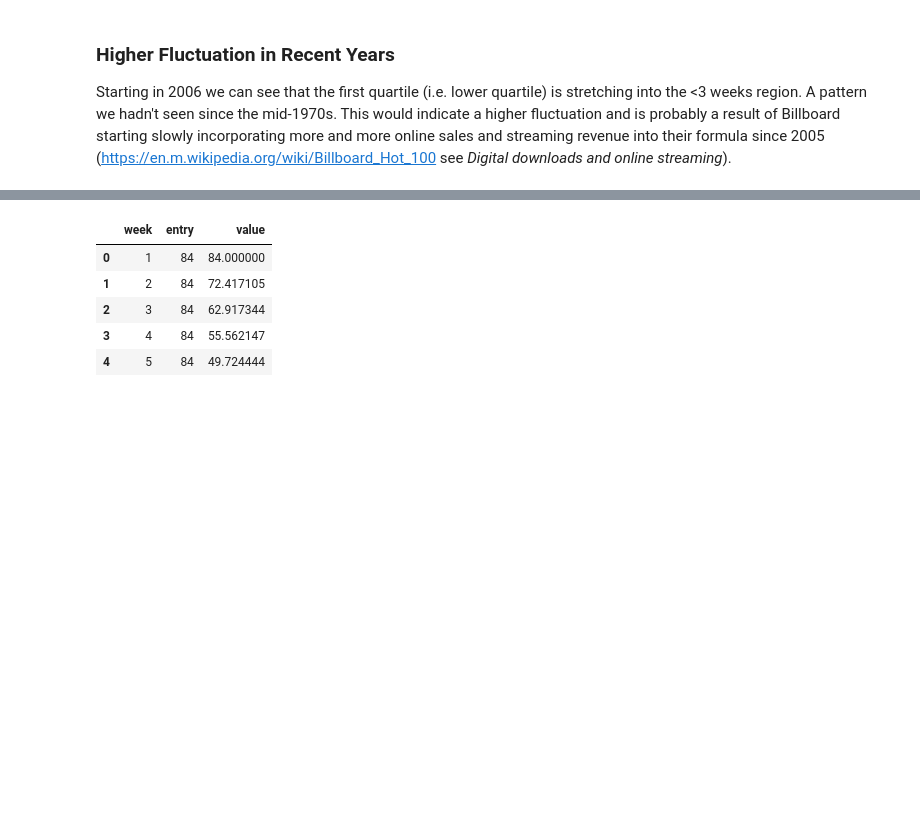
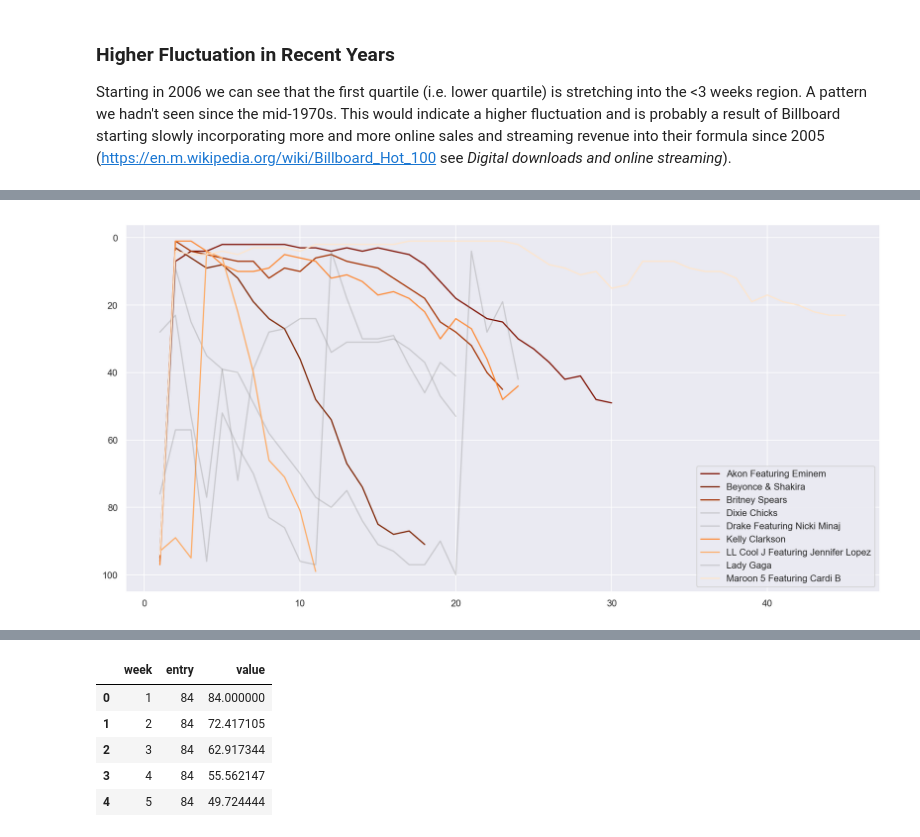
Before and after one commit to Germoe/hit-predictor, a Jupyter notebook: notebooks/_Step 2 - Data Storytelling.ipynb, the cells around one changed output, grey strips where cells are left out. Cells and saved outputs as stored; diff of their text form; code cells hidden in the pictures; blank space fills up the shorter version.

```diff
--- a/notebooks/_Step 2 - Data Storytelling.ipynb
+++ b/notebooks/_Step 2 - Data Storytelling.ipynb
@@ -29,3 +29,7 @@ hot100.head(5)
+# %%
+# Define Main Columns
+main_cols_hot100 = ['rank','date','week','title','artist','reentry','streak','ranked','entry','exit','peak','low','max_leap','leap']
+main_cols_hot100_uniq = ['entry_year','reentry','streak','ranked','entry','exit','peak','low','max_leap']
 # %%
 hot100.describe().T
 # %% [output]
@@ -62,8 +66,9 @@ import seaborn as sns
 
 sns.set()
 
-GrayO = ["orange","gray","black"]
+GrayO = ['orange',"gray","black"]
 sns.set_palette(GrayO)
+colorsO = ['#fff5eb','#fee6ce','#fdd0a2','#fdae6b','#fd8d3c','#f16913','#d94801','#a63603','#7f2704','#7f1300'][::-1]
 
 %matplotlib inline
 %config InlineBackend.figure_format='retina'
@@ -242,0 +287,3 @@ Now that we've looked at streaks, I'm interested to know how the leaps from one
+# %%
+biggest_leaps = hot100_uniq.loc[hot100_uniq.max_leap.isin(hot100_uniq.max_leap.nlargest(9)),main_cols_hot100_uniq].sort_values(by='max_leap',ascending=False)
+biggest_leaps
@@ -242,0 +306,17 @@ Now that we've looked at streaks, I'm interested to know how the leaps from one
+# %%
+week_rank = pd.merge(hot100.set_index(['artist','title']),biggest_leaps,on=['artist','title'],how='inner').loc[:,['week','rank']]
+week_rank_sorted = week_rank.sort_values(by=['artist','title','week'])
+fig = plt.figure(figsize=(16,8))
+for i, row_index in enumerate(week_rank_sorted.index.unique()):
+    artist, title = row_index
+    if artist in ['Dixie Chicks','Lady Gaga','Drake Featuring Nicki Minaj']:
+        color = 'gray'
+        alpha = 0.3
+    else:
+        color = colorsO[i]
+        alpha = 1
+    plt.plot(week_rank_sorted.loc[(artist,title),'week'],week_rank_sorted.loc[(artist,title),'rank'],label=artist,c=color,alpha=alpha)
+_ = plt.gca().invert_yaxis()
+_ = plt.legend()
+# %% [output]
+[figure, added]
```
Also changed, not shown: parts of 33 cells of this notebook.
